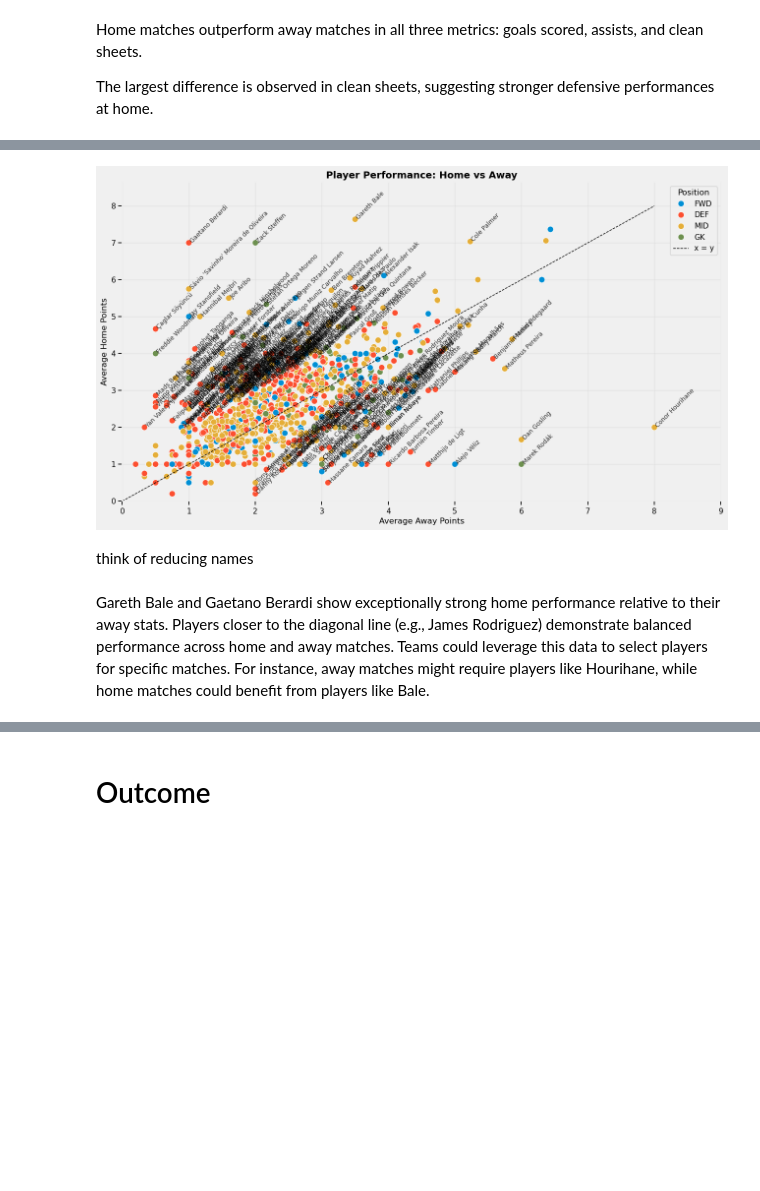
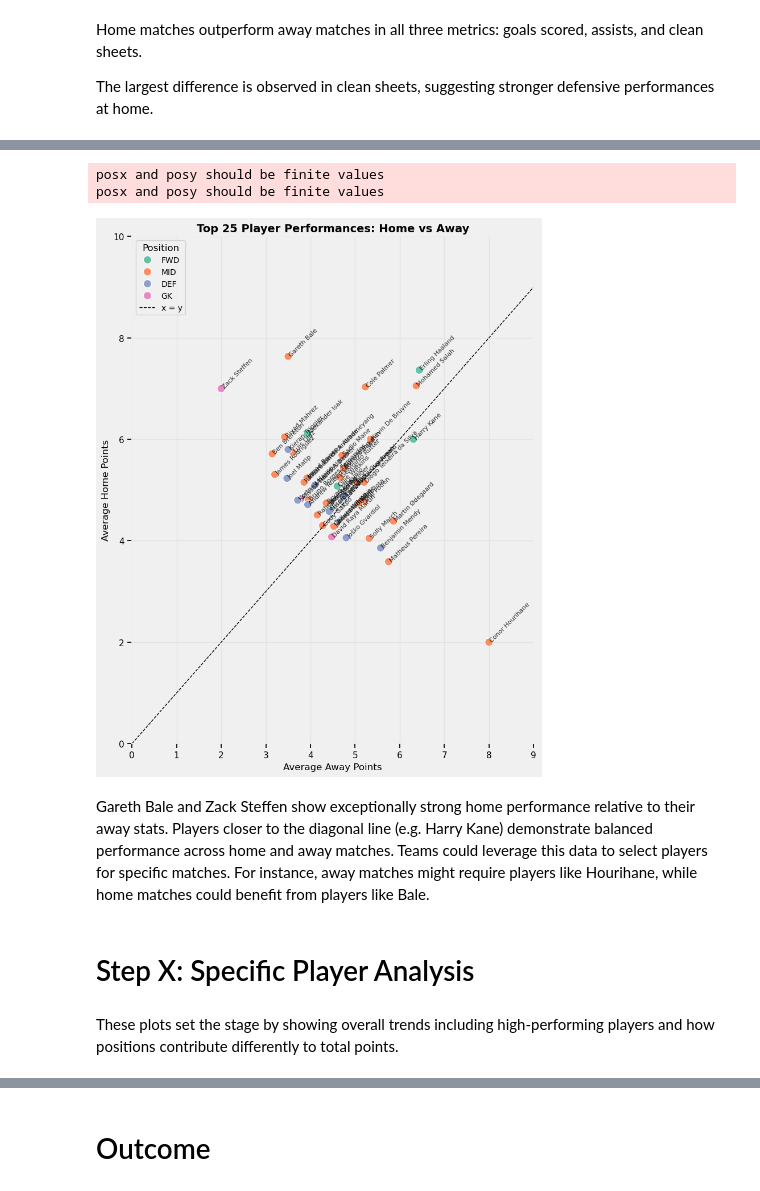
Before and after one commit to MahaFakhroo/D.R.E.A.M., a Jupyter notebook: Python Scripts/EDA_Visuals.ipynb, the cells around one changed output, grey strips where cells are left out. Drawn from its saved outputs; the diff is of its cells as text; code cells hidden in the pictures; blank space fills up the shorter version.

Commit message:
Visualizations with more markdowns

```diff
--- a/Python Scripts/EDA_Visuals.ipynb
+++ b/Python Scripts/EDA_Visuals.ipynb
@@ -799,58 +865,73 @@ The largest difference is observed in clean sheets, suggesting stronger defensiv
 # %%
-# Aggregate data to remove duplicates and calculate average points for each player
-player_comparison_filtered = player_comparison_filtered.groupby(['name', 'position']).agg({
-    'Away Points': 'mean',
-    'Home Points': 'mean'
-}).reset_index()
+# Calculate Home Points and Away Points based on 'was_home'
+home_points = master_cleaned[master_cleaned['was_home'] == True].groupby(['name', 'position']).agg({
+    'total_points': 'mean'
+}).rename(columns={'total_points': 'Home Points'})
+
+away_points = master_cleaned[master_cleaned['was_home'] == False].groupby(['name', 'position']).agg({
+    'total_points': 'mean'
+}).rename(columns={'total_points': 'Away Points'})
+
+# Merge Home and Away Points
+player_comparison_filtered = home_points.merge(away_points, on=['name', 'position'], how='outer').reset_index()
+
+# Calculate Total Points (sum of average Home and Away Points)
+player_comparison_filtered['Total Points'] = (
+    player_comparison_filtered['Home Points'].fillna(0) +
+    player_comparison_filtered['Away Points'].fillna(0)
+)
+
+# Sort by Total Points and filter the top 50 players
+top_25_players = player_comparison_filtered.sort_values(by='Total Points', ascending=False).head(50)
 
 # Plotting the scatter plot with hue based on player position
-plt.figure(figsize=(14, 8))
+plt.figure(figsize=(8, 10))
 sns.scatterplot(
     x='Away Points',
     y='Home Points',
     hue='position',
-    data=player_comparison_filtered,
+    data=top_25_players,
     edgecolor="w",
-    s=80
+    s=100,
+    palette="Set2"
 )
 
 # Add a reference line for x = y
-max_value = player_comparison_filtered[['Away Points', 'Home Points']].max().max()
+max_value = top_25_players[['Away Points', 'Home Points']].max().max()
 plt.plot(
     [0, max_value],
     [0, max_value],
     'k--', linewidth=1, label="x = y"
 )
 
-# Annotate outliers or extreme values
-outliers = player_comparison_filtered[
-    abs(player_comparison_filtered['Home Points'] - player_comparison_filtered['Away Points']) > 1
-]
-texts = []
-for _, row in outliers.iterrows():
-    texts.append(
-        plt.text(
-            row['Away Points'],
-            row['Home Points'],
-            row['name'],
-            fontsize=9,
-            alpha=0.8,
-            rotation=45
-        )
+# Annotate players' names
+for _, row in top_25_players.iterrows():
+    plt.text(
+        row['Away Points'],
+        row['Home Points'],
+        row['name'],
+        fontsize=8,
+        alpha=0.8,
+        rotation=45
     )
 
 # Add plot enhancements
-plt.title("Player Performance: Home vs Away", fontsize=14, fontweight='bold')
+plt.title("Top 25 Player Performances: Home vs Away", fontsize=14, fontweight='bold')
 plt.xlabel("Average Away Points", fontsize=12)
 plt.ylabel("Average Home Points", fontsize=12)
 plt.grid(alpha=0.3)
-plt.xlim(0, player_comparison_filtered['Away Points'].max() + 1)
-plt.ylim(0, player_comparison_filtered['Home Points'].max() + 1)
-plt.legend(title="Position")
+plt.xlim(0, top_50_players['Away Points'].max() + 1)
+plt.ylim(0, top_50_players['Home Points'].max() + 1)
+plt.legend(title="Position", fontsize=10)
+plt.tight_layout()
 plt.show()
 # %% [output]
+posx and posy should be finite values
+posx and posy should be finite values
-[figure, old version]
+[figure, new version]
-# %% [markdown]
-think of reducing names
 # %% [markdown]
-Gareth Bale and Gaetano Berardi show exceptionally strong home performance relative to their away stats. Players closer to the diagonal line (e.g., James Rodriguez) demonstrate balanced performance across home and away matches. Teams could leverage this data to select players for specific matches. For instance, away matches might require players like Hourihane, while home matches could benefit from players like Bale.
+Gareth Bale and Zack Steffen show exceptionally strong home performance relative to their away stats. Players closer to the diagonal line (e.g. Harry Kane) demonstrate balanced performance across home and away matches. Teams could leverage this data to select players for specific matches. For instance, away matches might require players like Hourihane, while home matches could benefit from players like Bale.
+# %% [markdown]
+# Step X: Specific Player Analysis
+# %% [markdown]
+These plots set the stage by showing overall trends including high-performing players and how positions contribute differently to total points.
```
Also changed, not shown: parts of 26 cells of this notebook.
